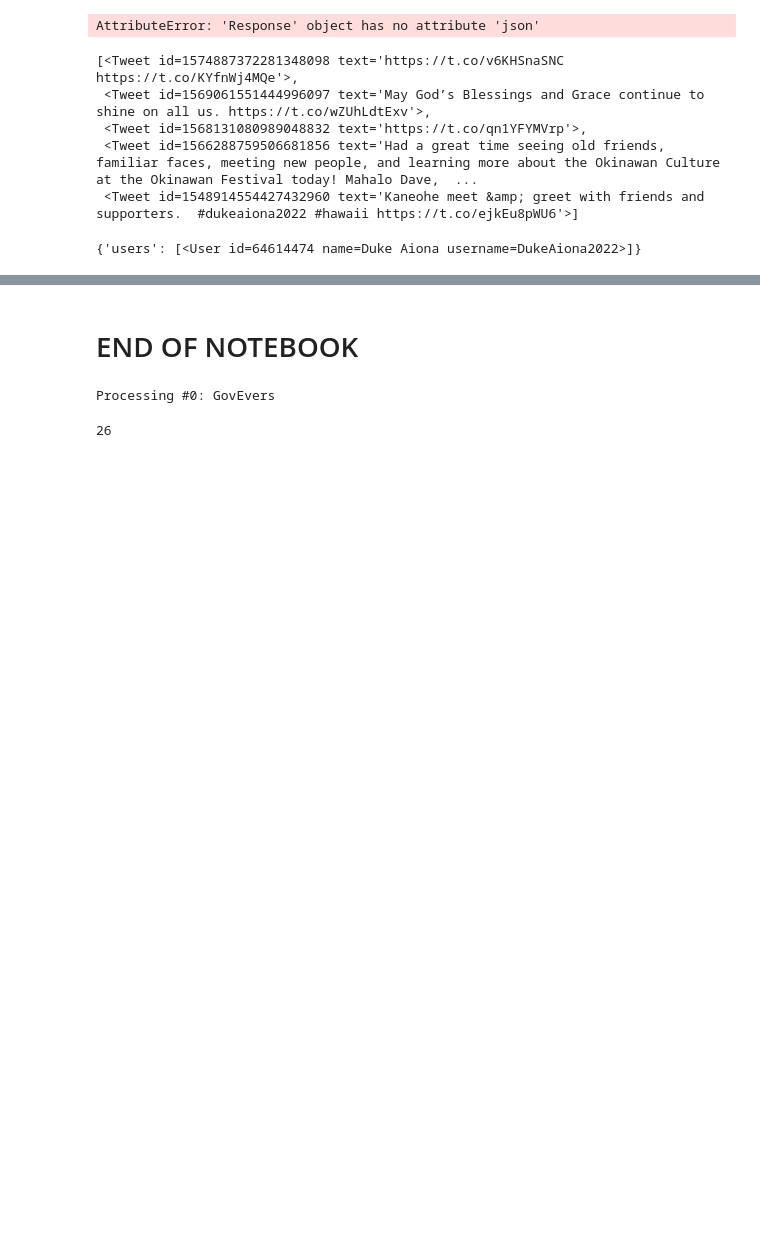
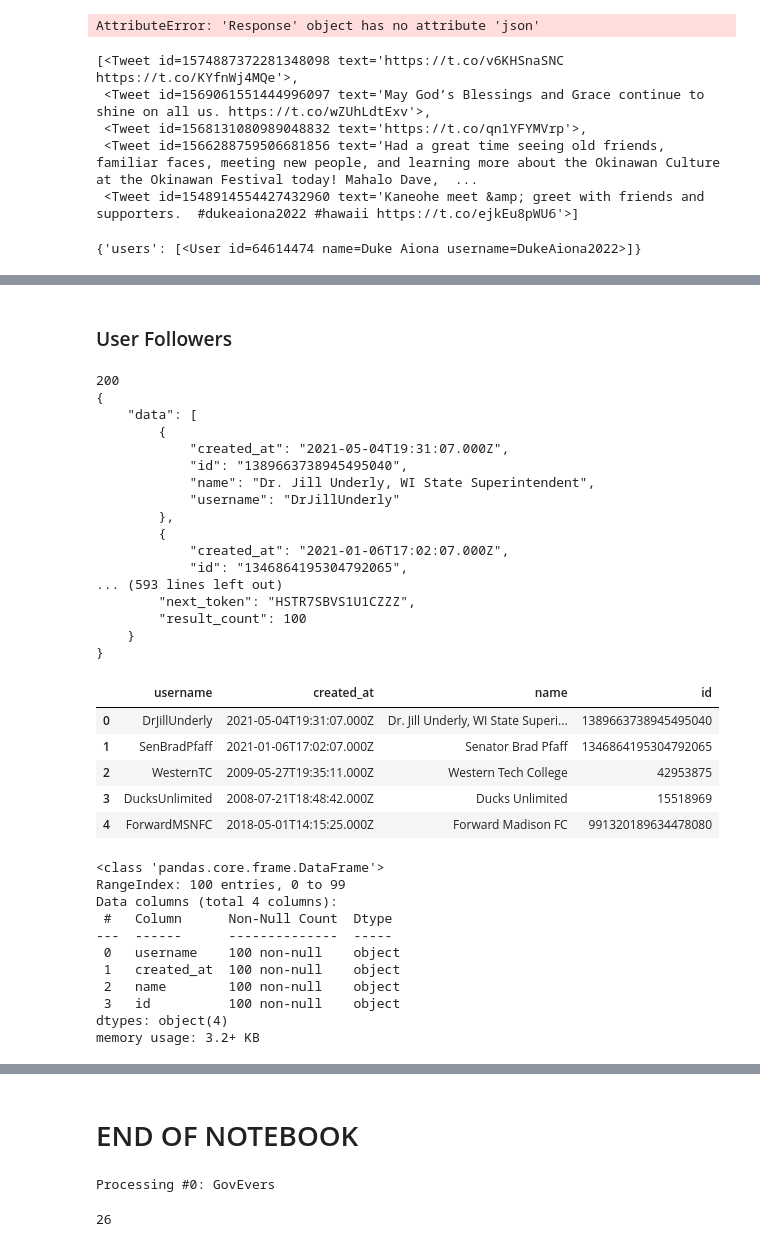
Before and after one commit to jon-chun/scrape-social-medias, a Jupyter notebook: scrape_twitter_usgovernors.ipynb, the cells around one changed output, grey strips where cells are left out. Saved outputs shown, nothing was run; the diff lists cells and outputs as text; code cells hidden in the pictures; blank space fills up the shorter version.

```diff
--- a/scrape_twitter_usgovernors.ipynb
+++ b/scrape_twitter_usgovernors.ipynb
@@ -1483,0 +1619,12 @@ def get_user_tweets(username):
+# %%
+def connect_to_endpoint_with_params(url, tweet_fields):
+    response = requests.request(
+        "GET", url, auth=bearer_oauth, params=tweet_fields)
+    print(response.status_code)
+    if response.status_code != 200:
+        raise Exception(
+            "Request returned an error: {} {}".format(
+                response.status_code, response.text
+            )
+        )
+    return response.json()
@@ -1483,0 +1668,52 @@ def get_user_tweets(username):
+# %% [markdown]
+### User Followers
+# %%
+def get_followers(user_id):
+    url = "https://api.twitter.com/2/users/{}/following".format(user_id)
+    params = {"user.fields": "created_at"}
+    json_response = connect_to_endpoint_with_params(url, params)
+    return json_response
+
+# Test
+user_id = 234896532
+json_response = get_followers(user_id)
+print(json.dumps(json_response, indent=4, sort_keys=True))
+
+my_followers_df = pd.DataFrame(json_response['data'])
+my_followers_df.head()
+my_followers_df.info()
+# %% [output]
+200
+{
+    "data": [
+        {
+            "created_at": "2021-05-04T19:31:07.000Z",
+            "id": "1389663738945495040",
+            "name": "Dr. Jill Underly, WI State Superintendent",
+            "username": "DrJillUnderly"
+        },
+        {
+            "created_at": "2021-01-06T17:02:07.000Z",
+            "id": "1346864195304792065",
+... (593 lines left out)
+        "next_token": "HSTR7SBVS1U1CZZZ",
+        "result_count": 100
+    }
+}
+|  | username | created_at | name | id |
+| 0 | DrJillUnderly | 2021-05-04T19:31:07.000Z | Dr. Jill Underly, WI State Superi... | 1389663738945495040 |
+| 1 | SenBradPfaff | 2021-01-06T17:02:07.000Z | Senator Brad Pfaff | 1346864195304792065 |
+| 2 | WesternTC | 2009-05-27T19:35:11.000Z | Western Tech College | 42953875 |
+| 3 | DucksUnlimited | 2008-07-21T18:48:42.000Z | Ducks Unlimited | 15518969 |
+| 4 | ForwardMSNFC | 2018-05-01T14:15:25.000Z | Forward Madison FC | 991320189634478080 |
+<class 'pandas.core.frame.DataFrame'>
+RangeIndex: 100 entries, 0 to 99
+Data columns (total 4 columns):
+ #   Column      Non-Null Count  Dtype
+---  ------      --------------  -----
+ 0   username    100 non-null    object
+ 1   created_at  100 non-null    object
+ 2   name        100 non-null    object
+ 3   id          100 non-null    object
+dtypes: object(4)
+memory usage: 3.2+ KB
```
Also changed, not shown: parts of 28 cells of this notebook.
